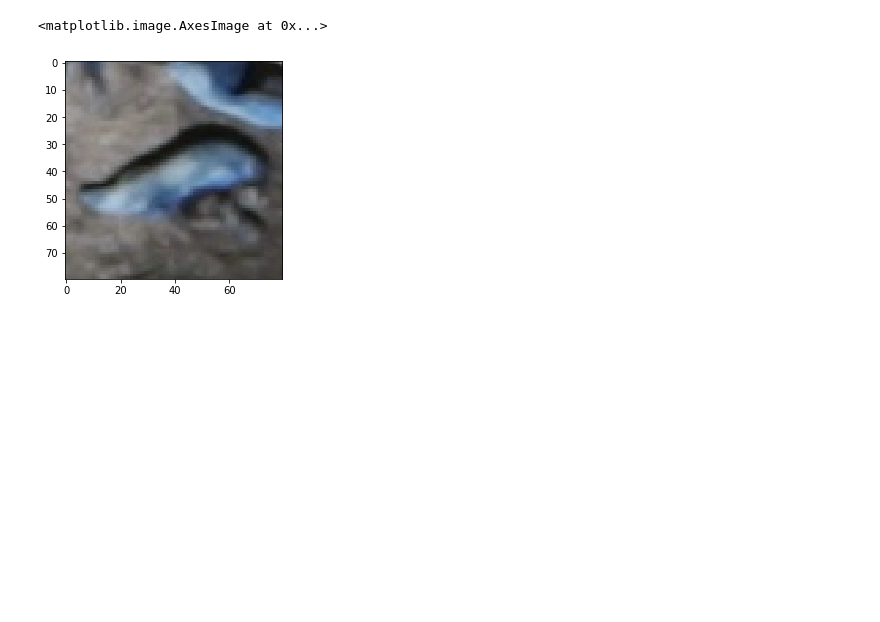
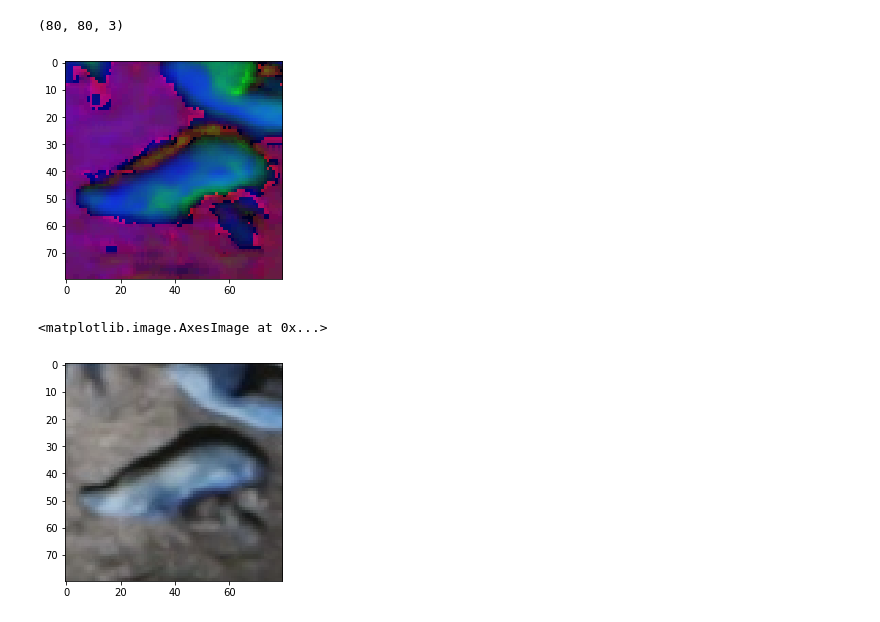
Before and after one commit to chris-seals/sea_lion_counting, a Jupyter notebook: exploratory/alternative smoothing tests.ipynb, the cells around one changed output. Cells and saved outputs as stored; diff of their text form; code cells hidden in the pictures; blank space fills up the shorter version.

```diff
--- a/exploratory/alternative smoothing tests.ipynb
+++ b/exploratory/alternative smoothing tests.ipynb
@@ -16,6 +16,15 @@ import ipywidgets as widgets
 %matplotlib inline
 # %%
 path =  r'C:\Users\604572\Desktop\Sea Lion Counting\results\bbox_chips\adult_females\41_adult_females_1.png'
+# %%
+image_hsv = cv2.imread(path)
+image_hsv = cv2.cvtColor(image_hsv, cv2.COLOR_BGR2HSV)
+plt.imshow(image_hsv)
+image_hsv.shape
+hsv_gray = cv2.cvtColor(image_hsv)
+# %% [output]
+(80, 80, 3)
+[figure, added]
 # %%
 image = cv2.imread(path, cv2.IMREAD_GRAYSCALE)
 image.shape
```
Also changed, not shown: parts of 15 cells of this notebook.
